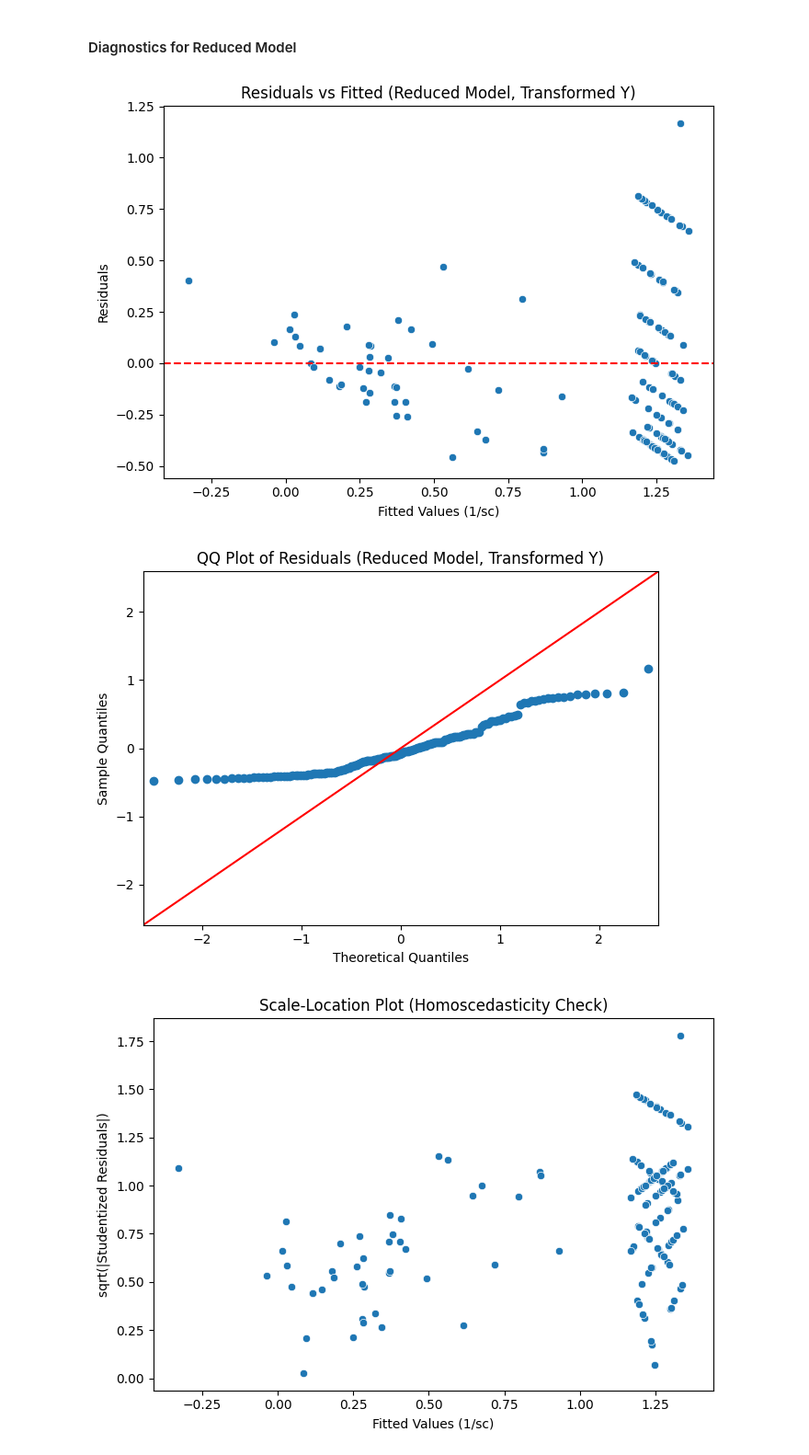
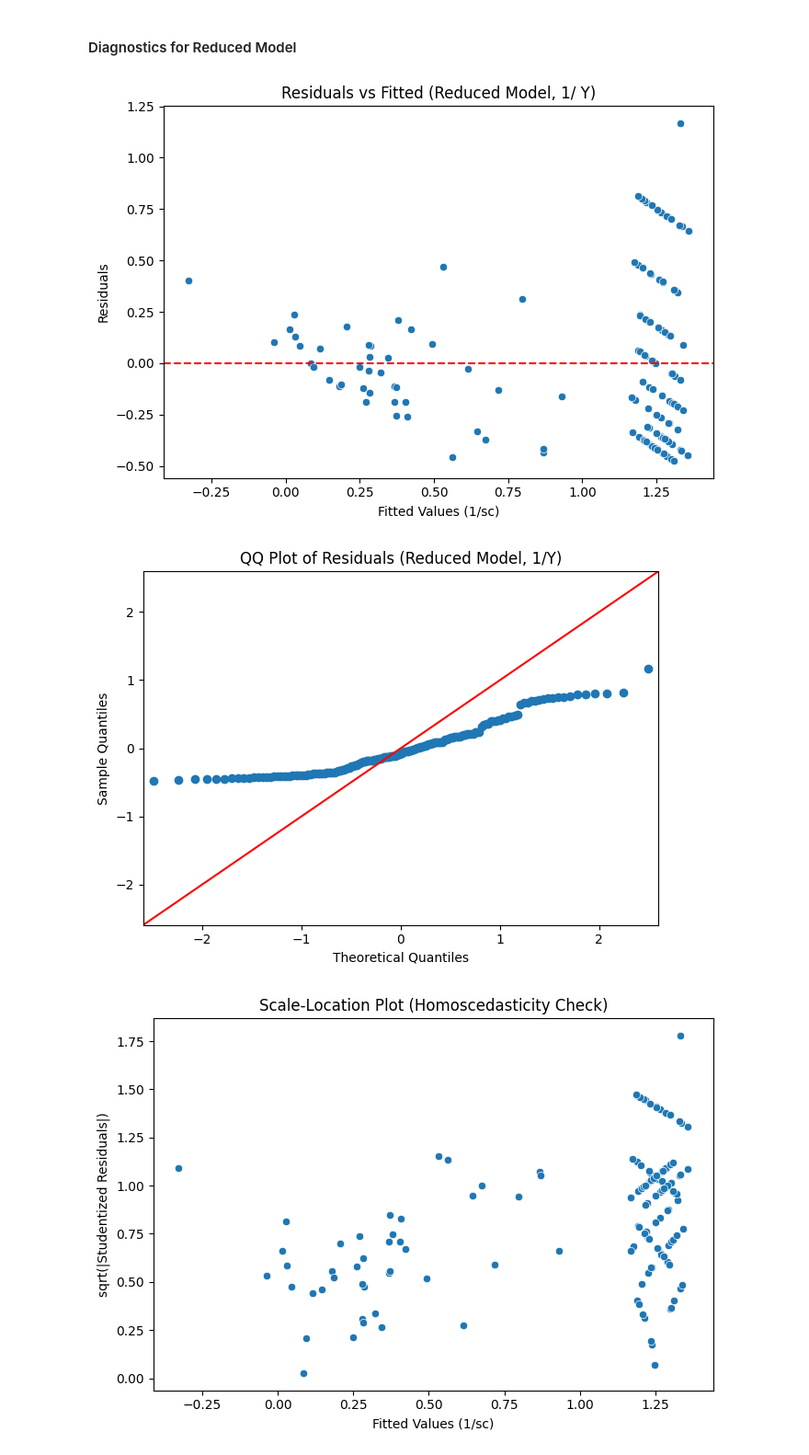
Before and after one commit to namrata0516/kidney_failure_analysis, a Jupyter notebook: transformedmodel.ipynb, the cells around one changed output. Shown at 92% size. Cells and saved outputs as stored; diff of their text form; code cells hidden in the pictures.

```diff
--- a/transformedmodel.ipynb
+++ b/transformedmodel.ipynb
@@ -303,19 +303,19 @@ sns.scatterplot(x=fitted, y=resid)
 plt.axhline(0, color="red", linestyle="--")
 plt.xlabel("Fitted Values (1/sc)")
 plt.ylabel("Residuals")
-plt.title("Residuals vs Fitted (Reduced Model, Transformed Y)")
+plt.title("Residuals vs Fitted (Reduced Model, 1/ Y)")
 plt.tight_layout()
 plt.show()
 # %% [output]
-[figure, old version]
+[figure, new version]
 # %%
 # QQ Plot
 sm.qqplot(resid, line="45")
-plt.title("QQ Plot of Residuals (Reduced Model, Transformed Y)")
+plt.title("QQ Plot of Residuals (Reduced Model, 1/Y)")
 plt.tight_layout()
 plt.show()
 # %% [output]
-[figure, old version]
+[figure, new version]
 # %%
 # Scale location plot
 plt.figure(figsize=(7,5))
```
Also changed, not shown: parts of 8 cells of this notebook, 3 other files.
